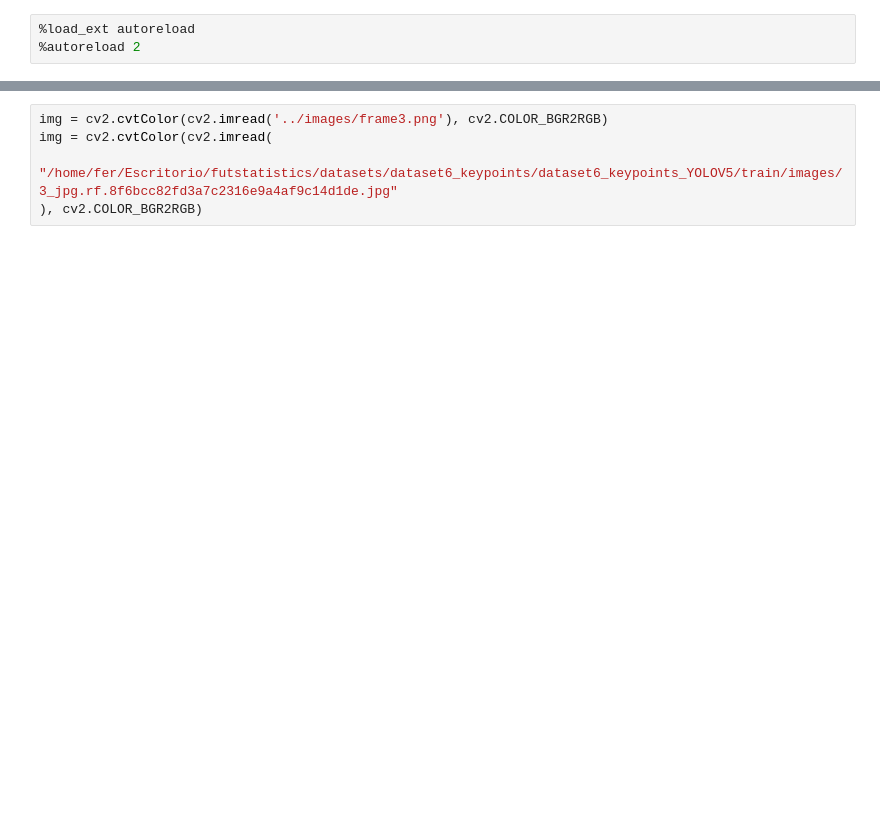
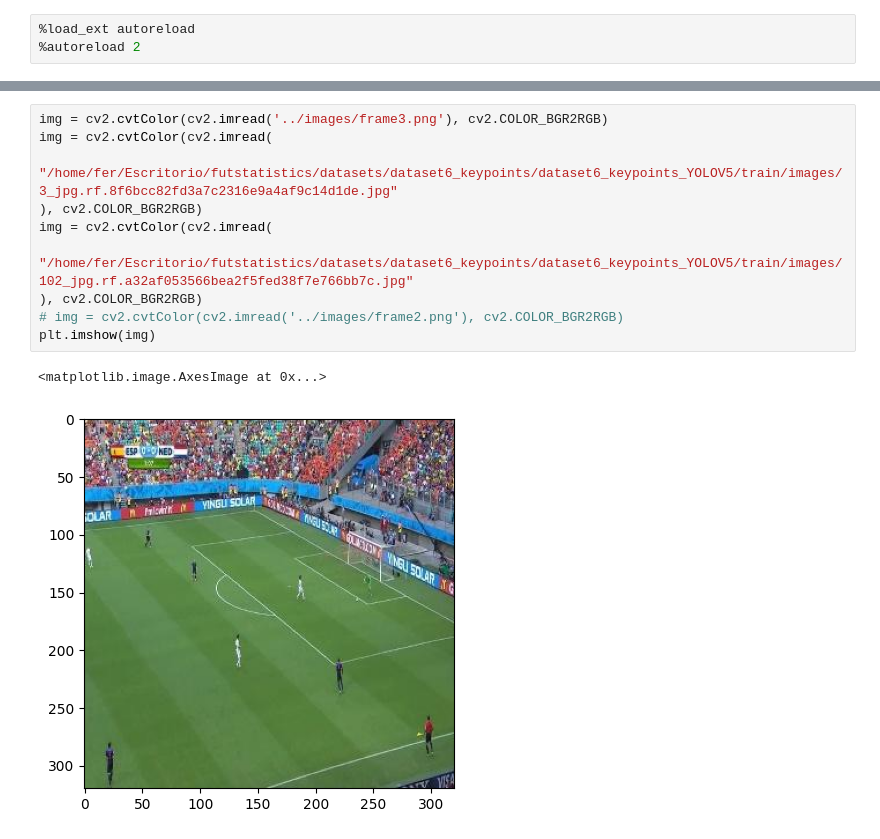
Before and after one commit to Fer14/futstats, a Jupyter notebook: futstats/homography/keypoint_homography/yolo_homograpy.ipynb, the cells around one changed output, grey strips where cells are left out. Cells and saved outputs as stored; diff of their text form; blank space fills up the shorter version.

```diff
--- a/futstats/homography/keypoint_homography/yolo_homograpy.ipynb
+++ b/futstats/homography/keypoint_homography/yolo_homograpy.ipynb
@@ -91,6 +96,14 @@ model.set_dataset_processing_params(
 # %%
 img = cv2.cvtColor(cv2.imread('../images/frame3.png'), cv2.COLOR_BGR2RGB)
 img = cv2.cvtColor(cv2.imread(
     "/home/fer/Escritorio/futstatistics/datasets/dataset6_keypoints/dataset6_keypoints_YOLOV5/train/images/3_jpg.rf.8f6bcc82fd3a7c2316e9a4af9c14d1de.jpg"
 ), cv2.COLOR_BGR2RGB)
+img = cv2.cvtColor(cv2.imread(
+    "/home/fer/Escritorio/futstatistics/datasets/dataset6_keypoints/dataset6_keypoints_YOLOV5/train/images/102_jpg.rf.a32af053566bea2f5fed38f7e766bb7c.jpg"
+), cv2.COLOR_BGR2RGB)
+# img = cv2.cvtColor(cv2.imread('../images/frame2.png'), cv2.COLOR_BGR2RGB)
+plt.imshow(img)
+# %% [output]
+<matplotlib.image.AxesImage at 0x...>
+[figure, added]
 # %%
```
Also changed, not shown: parts of 10 cells of this notebook, 5 other files.
